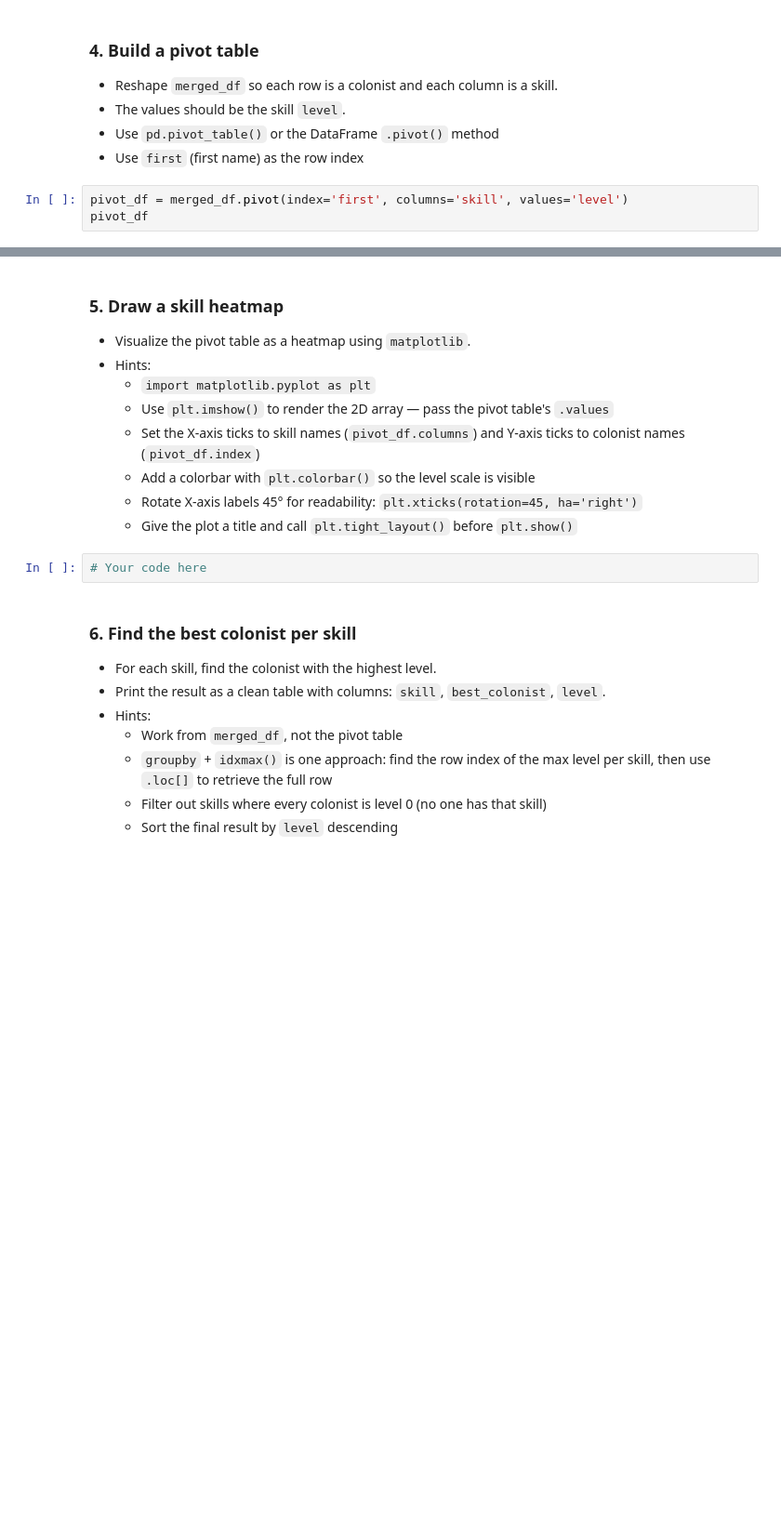
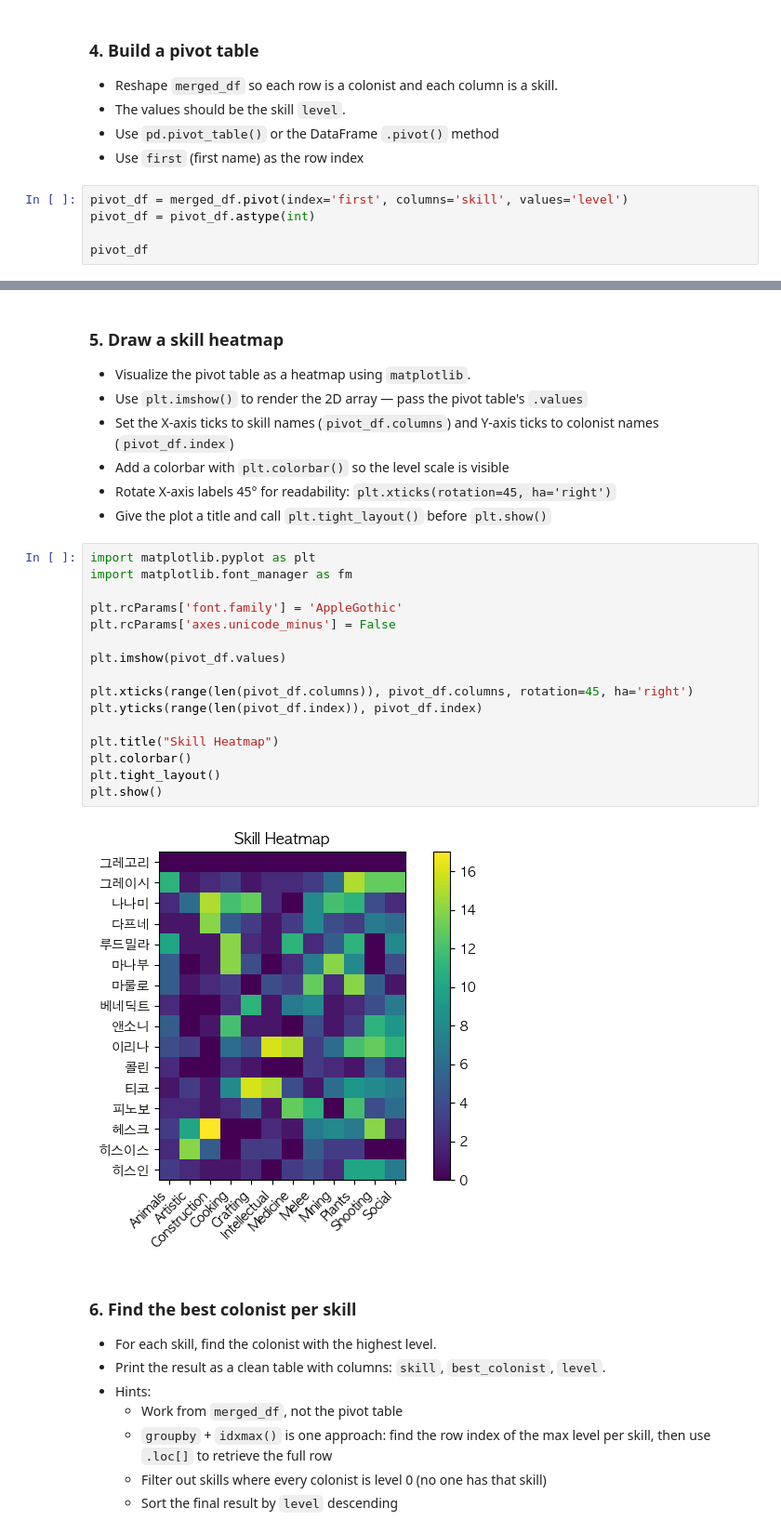
Before and after one commit to sra-ryu/RimWorld-Play-Log-Analysis, a Jupyter notebook: xml_to_relational_table.ipynb, the cells around one changed output, grey strips where cells are left out. Shown at 93% size. Saved outputs shown, nothing was run; the diff lists cells and outputs as text; blank space fills up the shorter version.

Commit message:
feat: make hitmap for skills of colonist

```diff
--- a/xml_to_relational_table.ipynb
+++ b/xml_to_relational_table.ipynb
@@ -132,6 +132,8 @@ print(merged_df)
 - Use `first` (first name) as the row index
 # %%
 pivot_df = merged_df.pivot(index='first', columns='skill', values='level')
+pivot_df = pivot_df.astype(int)
+
 pivot_df
 # %% [output]
 | skill | Animals | Artistic | Construction | Cooking | Crafting | Intellectual | Medicine | Melee | Mining | Plants | ... |
@@ -155,15 +157,29 @@ pivot_df
 # %% [markdown]
 ### 5. Draw a skill heatmap
 - Visualize the pivot table as a heatmap using `matplotlib`.
-- Hints:
-  - `import matplotlib.pyplot as plt`
-  - Use `plt.imshow()` to render the 2D array — pass the pivot table's `.values`
-  - Set the X-axis ticks to skill names (`pivot_df.columns`) and Y-axis ticks to colonist names (`pivot_df.index`)
-  - Add a colorbar with `plt.colorbar()` so the level scale is visible
-  - Rotate X-axis labels 45° for readability: `plt.xticks(rotation=45, ha='right')`
-  - Give the plot a title and call `plt.tight_layout()` before `plt.show()`
+- Use `plt.imshow()` to render the 2D array — pass the pivot table's `.values`
+- Set the X-axis ticks to skill names (`pivot_df.columns`) and Y-axis ticks to colonist names (`pivot_df.index`)
+- Add a colorbar with `plt.colorbar()` so the level scale is visible
+- Rotate X-axis labels 45° for readability: `plt.xticks(rotation=45, ha='right')`
+- Give the plot a title and call `plt.tight_layout()` before `plt.show()`
 # %%
-# Your code here
+import matplotlib.pyplot as plt
+import matplotlib.font_manager as fm
+
+plt.rcParams['font.family'] = 'AppleGothic'
+plt.rcParams['axes.unicode_minus'] = False
+
+plt.imshow(pivot_df.values)
+
+plt.xticks(range(len(pivot_df.columns)), pivot_df.columns, rotation=45, ha='right')
+plt.yticks(range(len(pivot_df.index)), pivot_df.index)
+
+plt.title("Skill Heatmap")
+plt.colorbar()
+plt.tight_layout()
+plt.show()
+# %% [output]
+[figure, added]
 # %% [markdown]
 ### 6. Find the best colonist per skill
 - For each skill, find the colonist with the highest level.
```
